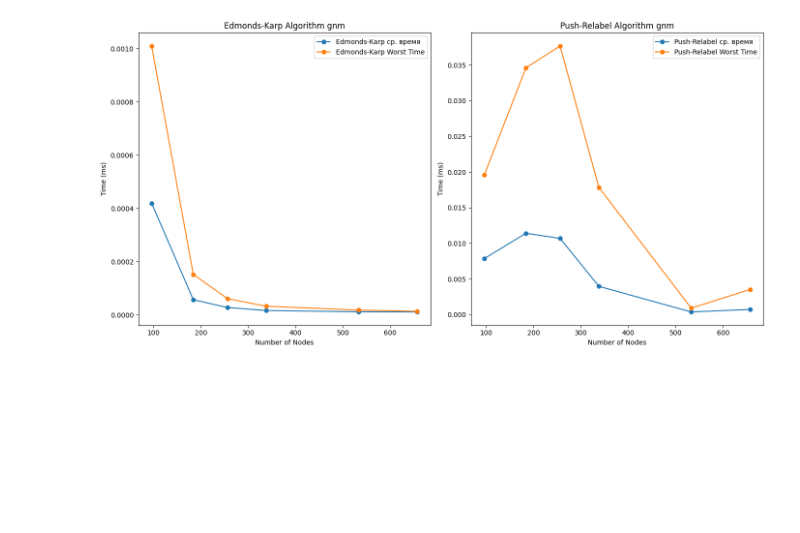
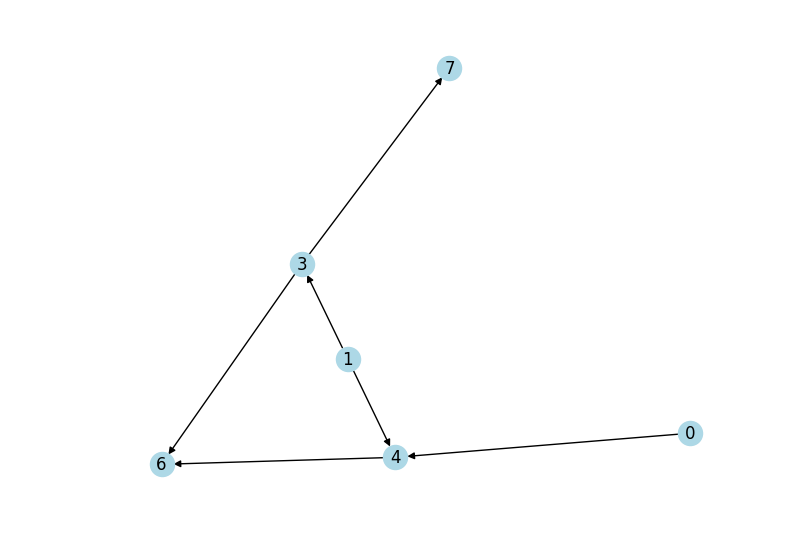
Before and after one commit to almostinf/graph_algorithms, a Jupyter notebook: part1/analysis.ipynb, the cells around one changed output. Saved outputs shown, nothing was run; the diff lists cells and outputs as text; code cells hidden in the pictures; blank space fills up the shorter version.

```diff
--- a/part1/analysis.ipynb
+++ b/part1/analysis.ipynb
@@ -1 +1,16 @@
+# %%
+import networkx as nx
+
+G = nx.dense_gnm_random_graph(10, 6)
+
+DG = nx.DiGraph()
+
+for edge in nx.edges(G):
+    DG.add_edge(edge[0], edge[1])
+
+nx.draw(DG, node_color='lightblue',
+        with_labels=True,
+        node_size=300)
+# %% [output]
+[figure, added]
 # %%
@@ -70,34 +115,0 @@ def run_experiment(n, m, U, num_tests=50, method='gnm', p = 0.1):
-# %%
-U = 100
-num_tests = 10
-m = 300
-nodes_list = [96, 184, 256, 338, 533, 657]
-
-results_nodes = [run_experiment(n, m, U, num_tests) for n in nodes_list]
-
-plt.figure(figsize=(14, 7))
-
-plt.subplot(1, 2, 1)
-avg_times_ek = [result[0] for result in results_nodes]
-worst_times_ek = [result[1] for result in results_nodes]
-plt.plot(nodes_list, avg_times_ek, label='Edmonds-Karp ср. время', marker='o')
-plt.plot(nodes_list, worst_times_ek, label='Edmonds-Karp Worst Time', marker='o')
-plt.xlabel('Number of Nodes')
-plt.ylabel('Time (ms)')
-plt.title('Edmonds-Karp Algorithm gnm')
-plt.legend()
-
-plt.subplot(1, 2, 2)
-avg_times_pr = [result[2] for result in results_nodes]
-worst_times_pr = [result[3] for result in results_nodes]
-plt.plot(nodes_list, avg_times_pr, label='Push-Relabel ср. время', marker='o')
-plt.plot(nodes_list, worst_times_pr, label='Push-Relabel Worst Time', marker='o')
-plt.xlabel('Number of Nodes')
-plt.ylabel('Time (ms)')
-plt.title('Push-Relabel Algorithm gnm')
-plt.legend()
-
-plt.tight_layout()
-plt.show()
-# %% [output]
-[figure, removed]
```
Also changed, not shown: parts of 6 cells of this notebook.
